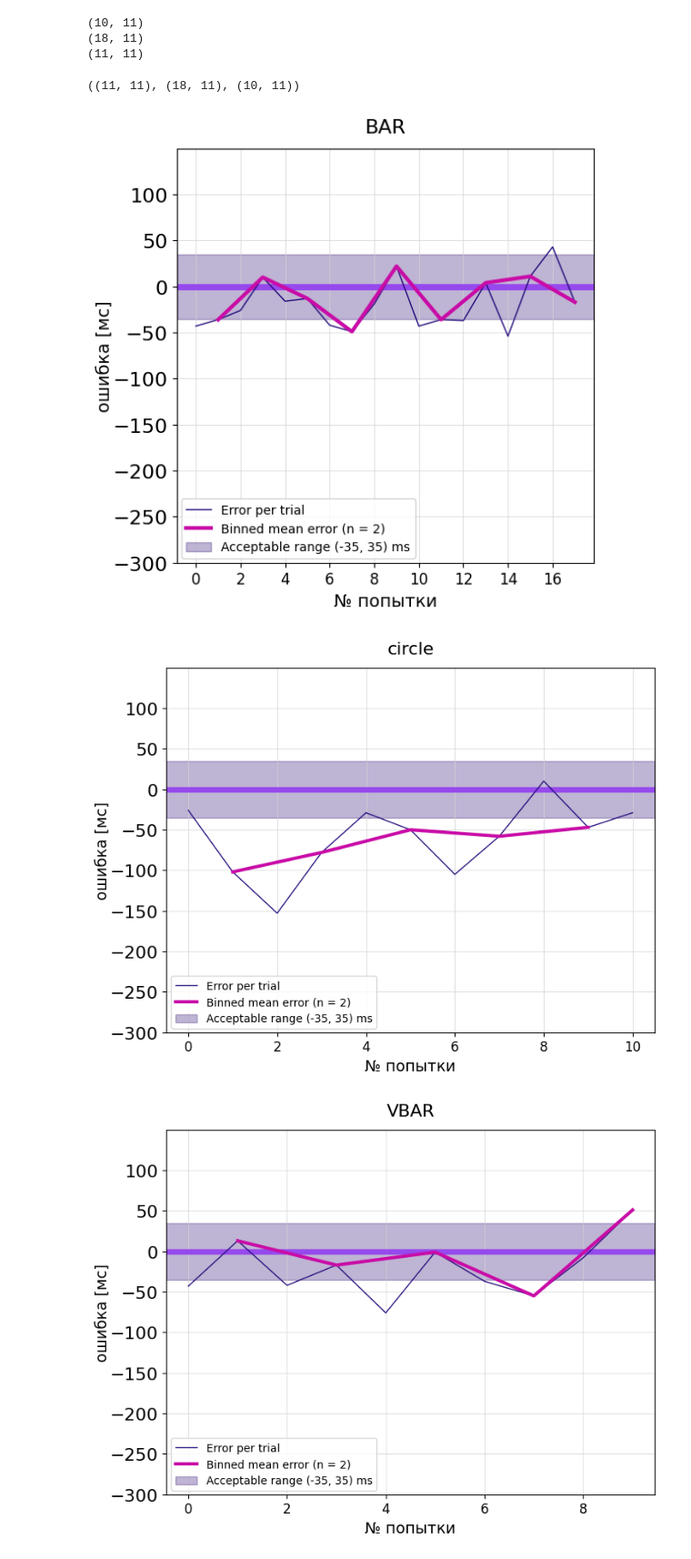
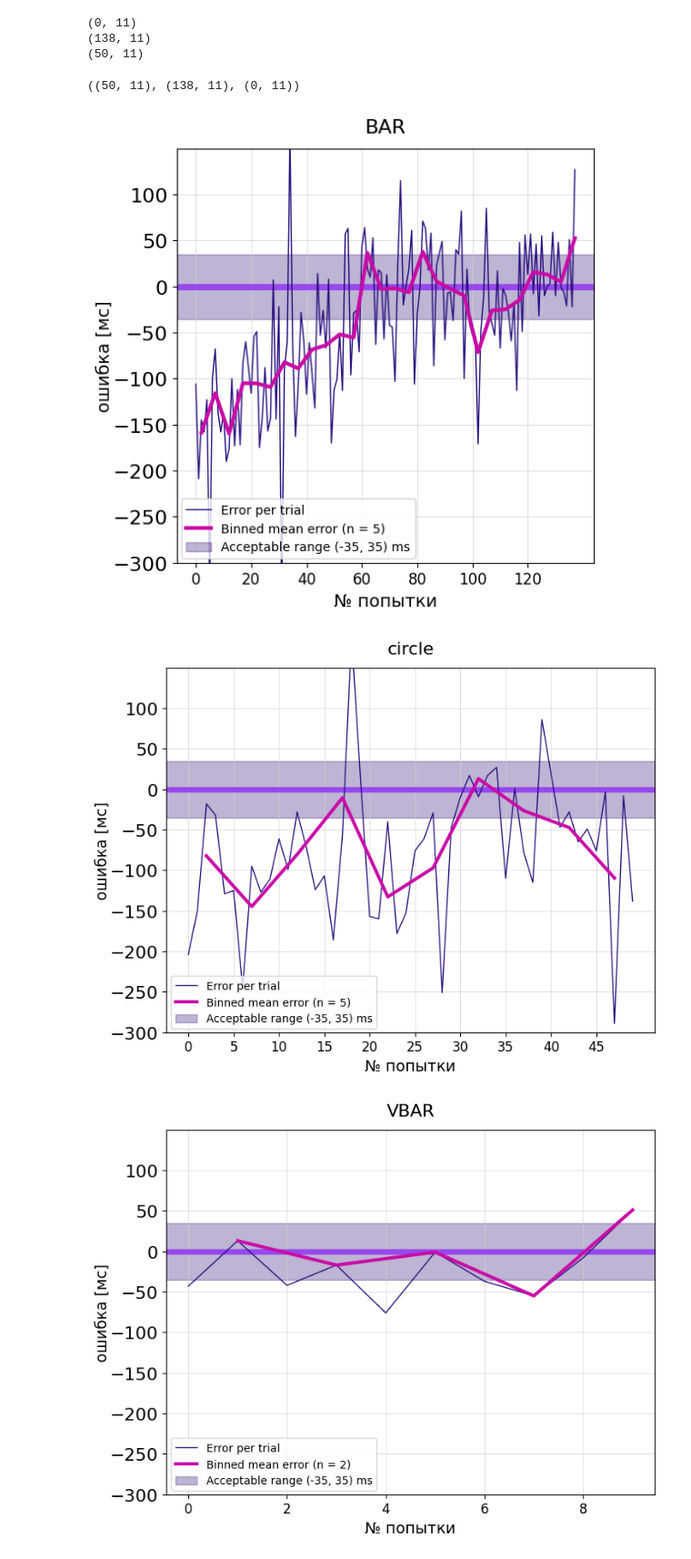
Before and after one commit to JuliaRory/PonkSync-Trainer, a Jupyter notebook: notebooks/01-analysing_diff_stimuli.ipynb, the cells around one changed output. Shown at 91% size. Cells and saved outputs as stored; diff of their text form; code cells hidden in the pictures.

```diff
--- a/notebooks/01-analysing_diff_stimuli.ipynb
+++ b/notebooks/01-analysing_diff_stimuli.ipynb
@@ -7,13 +7,13 @@ import numpy as np
 import os
 # %%
 folder = r"../data"
-subjects = ["AV_02.04"]
+subjects = ["DB"]
 df_all = []
 for subject in subjects:
     folder_subject = os.path.join(folder, subject)
     filenames = os.listdir(folder_subject)
     # filenames = ["01_bar_feedback.csv", "02_bar_errorfeedback.csv", "03_vbar_feedback.csv", "04_vbar_errorfeedback_120fps.csv"]
-    # filenames = ["01_circle_feedback2.csv", "01_bar_feedback2.csv", "03_bar_errorfeedback2.csv"]
+    filenames = ["01_circle_feedback.csv", "03_bar_feedback.csv", "04_bar_feedback.csv", "05_bar_errorfeedback.csv"]
     for fl in filenames:
         if fl.find(".csv") == -1:
             continue
@@ -37,9 +37,9 @@ for feedback in ["vbar", "bar", "circle"]:
     df_all.append(df_s)
 df = pd.concat(df_all, ignore_index=True)
 # %% [output]
-(10, 11)
-(18, 11)
-(11, 11)
+(0, 11)
+(138, 11)
+(50, 11)
 # %%
 df_bar = df.loc[df.feedback == "bar"]
 df_circle = df.loc[df.feedback == "circle"]
@@ -47,7 +47,7 @@ df_vbar = df.loc[df.feedback == "vbar"]
 # %%
 df_circle.shape, df_bar.shape, df_vbar.shape
 # %% [output]
-((11, 11), (18, 11), (10, 11))
+((50, 11), (138, 11), (0, 11))
 # %%
 def calculate_mean(df, n=10):
     df_mean = []
@@ -92,13 +92,13 @@ def plot_error(df, n_mean=10, limits=None, title=None, ylim=None, yticks=None, x
 
     ax.legend(loc=[0.01, 0.01])
 # %%
-plot_error(df_bar, n_mean=2, limits=(-35, 35), title="BAR", ylim=(-300, 150), yticks=np.arange(-300, 150, 50), xticks_step=2) #ylim=(-150, 75), yticks=np.arange(-200, 100, 25), x
+plot_error(df_bar, n_mean=5, limits=(-35, 35), title="BAR", ylim=(-300, 150), yticks=np.arange(-300, 150, 50), xticks_step=20) #ylim=(-150, 75), yticks=np.arange(-200, 100, 25), x
 # %% [output]
-[figure, old version]
+[figure, new version]
 # %%
-plot_error(df_circle, n_mean=2, limits=(-35, 35), title="circle", ylim=(-300, 150), yticks=np.arange(-300, 150, 50), xticks_step=2, figsize=(8, 6)) #ylim=(-150, 100), yticks=np.arange(-200, 200, 25),
+plot_error(df_circle, n_mean=5, limits=(-35, 35), title="circle", ylim=(-300, 150), yticks=np.arange(-300, 150, 50), xticks_step=5, figsize=(8, 6)) #ylim=(-150, 100), yticks=np.arange(-200, 200, 25),
 # %% [output]
-[figure, old version]
+[figure, new version]
 # %%
 plot_error(df_vbar, n_mean=2, limits=(-35, 35), title="VBAR", ylim=(-300, 150), yticks=np.arange(-300, 150, 50), xticks_step=2, figsize=(8, 6))
 # %% [output]
```
Also changed, not shown: 12 other files.
